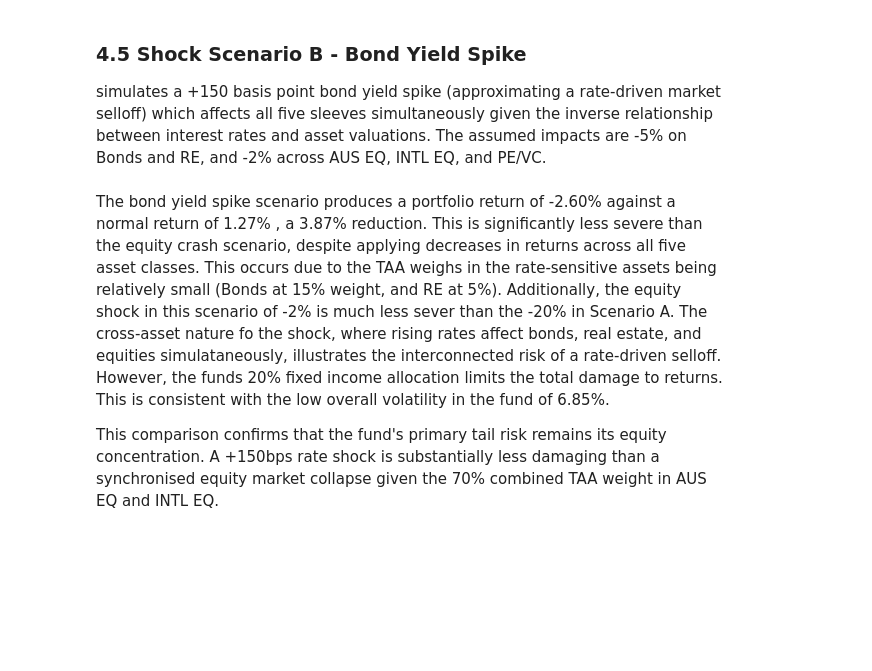
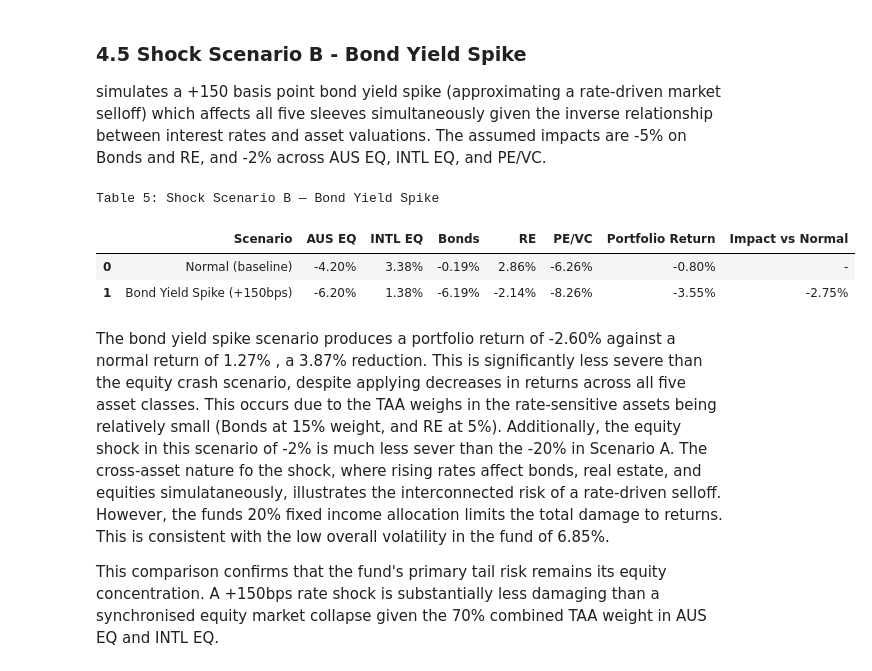
Before and after one commit to afperry2/FINM3422-Group-8-Task-2, a Jupyter notebook: notebook/multi-asset_portfolio_performance_report.ipynb, the cells around one changed output. Cells and saved outputs as stored; diff of their text form; code cells hidden in the pictures; blank space fills up the shorter version.

```diff
--- a/notebook/multi-asset_portfolio_performance_report.ipynb
+++ b/notebook/multi-asset_portfolio_performance_report.ipynb
@@ -364,3 +294,11 @@ print(f"\nShock Impact on Portfolio Returns: {return_shock_b - return_normal_b:.
+# %%
+print("Table 5: Shock Scenario B — Bond Yield Spike")
+display(bond_yield_spike(df_managers, TAA_WEIGHTS))
+# %% [output]
+Table 5: Shock Scenario B — Bond Yield Spike
+|  | Scenario | AUS EQ | INTL EQ | Bonds | RE | PE/VC | Portfolio Return | Impact vs Normal |
+| 0 | Normal (baseline) | -4.20% | 3.38% | -0.19% | 2.86% | -6.26% | -0.80% | - |
+| 1 | Bond Yield Spike (+150bps) | -6.20% | 1.38% | -6.19% | -2.14% | -8.26% | -3.55% | -2.75% |
 # %% [markdown]
 The bond yield spike scenario produces a portfolio return of -2.60% against a normal return of 1.27% , a 3.87% reduction. This is significantly less severe than the equity crash scenario, despite applying decreases in returns across all five asset classes. This occurs due to the TAA weighs in the rate-sensitive assets being relatively small (Bonds at 15% weight, and RE at 5%). Additionally, the equity shock in this scenario of -2% is much less sever than the -20% in Scenario A. The cross-asset nature fo the shock, where rising rates affect bonds, real estate, and equities simulataneously, illustrates the interconnected risk of a rate-driven selloff. However, the funds 20% fixed income allocation limits the total damage to returns. This is consistent with the low overall volatility in the fund of 6.85%.
 
```
Also changed, not shown: parts of 14 cells of this notebook, 2 other files.
